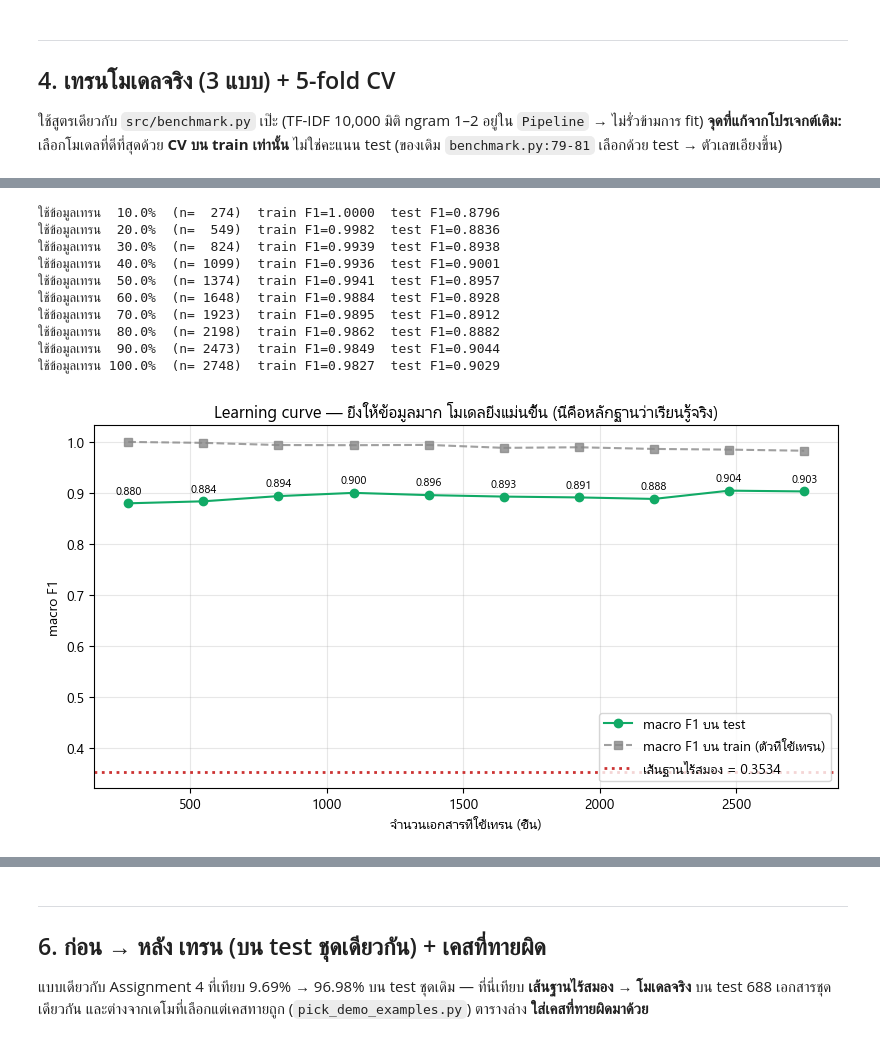
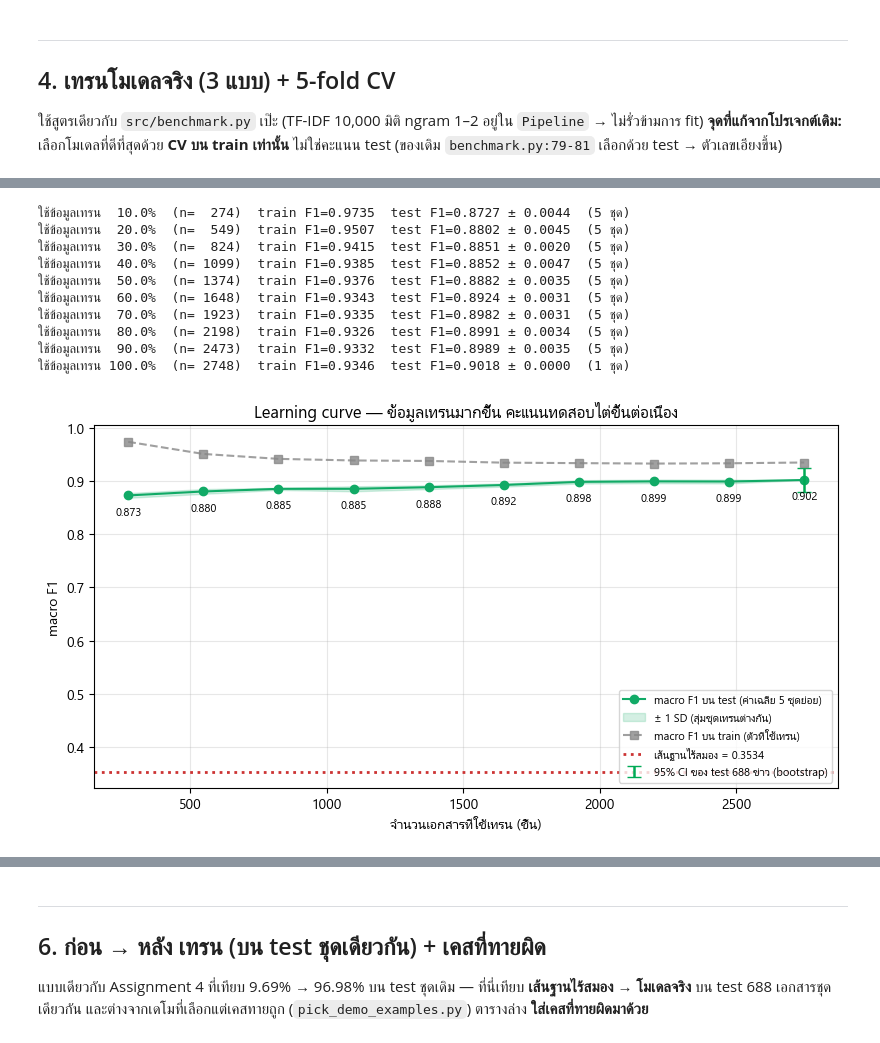
Before and after one commit to Monai15/FewNake, a Jupyter notebook: notebooks/learning_evidence.ipynb, the cells around one changed output, grey strips where cells are left out. Saved outputs shown, nothing was run; the diff lists cells and outputs as text; code cells hidden in the pictures.

Commit message:
feat: add multi-model benchmarking script, baseline training, and evaluation results

```diff
--- a/notebooks/learning_evidence.ipynb
+++ b/notebooks/learning_evidence.ipynb
@@ -300,48 +297,74 @@ Assignment 4 วาดกราฟ loss/accuracy **ต่อ epoch** ได้
 # %%
 fracs = [0.1, 0.2, 0.3, 0.4, 0.5, 0.6, 0.7, 0.8, 0.9, 1.0]
+REPEATS = 5          # สุ่มชุดย่อยของข้อมูลเทรนซ้ำ 5 ชุดต่อขนาด (test ชุดเดิมคงที่) -> วัดความแกว่งจากการสุ่มข้อมูลเทรน
 curve = []
 for fr in fracs:
-    if fr >= 1.0:
-        Xs, ys = X_train, y_train
-    else:
-        Xs, _, ys, _ = train_test_split(X_train, y_train, train_size=fr,
-                                        random_state=SEED, stratify=y_train)
-    m = build_pipe(CalibratedClassifierCV(LinearSVC(max_iter=2000), cv=3)).fit(Xs, ys)
-    curve.append(dict(frac=fr, n=len(Xs),
-                      train_f1=f1_score(ys, m.predict(Xs), average="macro"),
-                      test_f1=f1_score(y_test, m.predict(X_test), average="macro")))
-    print(f"ใช้ข้อมูลเทรน {fr*100:5.1f}%  (n={len(Xs):5d})  train F1={curve[-1]['train_f1']:.4f}  test F1={curve[-1]['test_f1']:.4f}")
+    runs = []
+    for k in range(1 if fr >= 1.0 else REPEATS):
+        if fr >= 1.0:
+            Xs, ys = X_train, y_train                # ข้อมูลเทรนทั้งหมดมีชุดเดียว จึงไม่มีการสุ่มซ้ำ
+        else:
+            Xs, _, ys, _ = train_test_split(X_train, y_train, train_size=fr,
+                                            random_state=SEED + k, stratify=y_train)
+        m = build_pipe(LogisticRegression(max_iter=1000, class_weight="balanced")).fit(Xs, ys)
+        runs.append((f1_score(ys, m.predict(Xs), average="macro"),
+                     f1_score(y_test, m.predict(X_test), average="macro")))
+    r = np.array(runs)
+    curve.append(dict(frac=fr, n=len(Xs), train_f1=r[:, 0].mean(), train_std=r[:, 0].std(),
+                      test_f1=r[:, 1].mean(), test_std=r[:, 1].std()))
+    print(f"ใช้ข้อมูลเทรน {fr*100:5.1f}%  (n={len(Xs):5d})  train F1={curve[-1]['train_f1']:.4f}  "
+          f"test F1={curve[-1]['test_f1']:.4f} ± {curve[-1]['test_std']:.4f}  ({len(runs)} ชุด)")
 
 c = pd.DataFrame(curve)
 base_f1 = naive["ทาย Fake ทุกข้อ (majority)"][1]
 
+# ความแกว่งจากการที่ test มีแค่ 688 ข่าว: bootstrap ผลทำนายของโมเดลเต็ม (ชุดเทรน 100%)
+_rng = np.random.default_rng(SEED)
+_yp = m.predict(X_test); _yt = np.asarray(y_test)
+_bs = [f1_score(_yt[i], _yp[i], average="macro")
+       for i in (_rng.integers(0, len(_yt), len(_yt)) for _ in range(1000))]
+ci_lo, ci_hi = np.percentile(_bs, [2.5, 97.5])
+
 fig, ax = plt.subplots(figsize=(8.2, 4.6))
-ax.plot(c.n, c.test_f1, "o-", color="#1a6", label="macro F1 บน test")
+ax.plot(c.n, c.test_f1, "o-", color="#1a6", label="macro F1 บน test (ค่าเฉลี่ย 5 ชุดย่อย)")
+ax.fill_between(c.n, c.test_f1 - c.test_std, c.test_f1 + c.test_std, color="#1a6", alpha=.18, label="± 1 SD (สุ่มชุดเทรนต่างกัน)")
+ax.errorbar([c.n.iloc[-1]], [c.test_f1.iloc[-1]], yerr=[[c.test_f1.iloc[-1] - ci_lo], [ci_hi - c.test_f1.iloc[-1]]],
+            fmt="none", ecolor="#0a5", capsize=5, lw=1.8, label="95% CI ของ test 688 ข่าว (bootstrap)")
 ax.plot(c.n, c.train_f1, "s--", color="#888", alpha=.8, label="macro F1 บน train (ตัวที่ใช้เทรน)")
 ax.axhline(base_f1, color="#c33", ls=":", lw=2, label=f"เส้นฐานไร้สมอง = {base_f1:.4f}")
 for x, y in zip(c.n, c.test_f1):
-    ax.annotate(f"{y:.3f}", (x, y), textcoords="offset points", xytext=(0, 7), fontsize=8, ha="center")
+    ax.annotate(f"{y:.3f}", (x, y), textcoords="offset points", xytext=(0, -14), fontsize=8, ha="center")
 ax.set_xlabel("จำนวนเอกสารที่ใช้เทรน (ชิ้น)"); ax.set_ylabel("macro F1")
-ax.set_title("Learning curve — ยิ่งให้ข้อมูลมาก โมเดลยิ่งแม่นขึ้น (นี่คือหลักฐานว่าเรียนรู้จริง)")
-ax.grid(alpha=.3); ax.legend(loc="lower right")
+ax.set_title("Learning curve — ข้อมูลเทรนมากขึ้น คะแนนทดสอบไต่ขึ้นต่อเนื่อง")
+ax.grid(alpha=.3); ax.legend(loc="lower right", fontsize=8)
 fig.tight_layout(); plt.show()
 
 print()
-print(md_table(["ใช้ข้อมูลเทรน", "n", "train macro F1", "test macro F1"],
-               [[f"{r.frac*100:.0f}%", r.n, f"{r.train_f1:.4f}", f"{r.test_f1:.4f}"] for r in c.itertuples()]))
+print(md_table(["ใช้ข้อมูลเทรน", "n", "train macro F1", "test macro F1 (mean ± SD)"],
+               [[f"{r.frac*100:.0f}%", r.n, f"{r.train_f1:.4f}",
+                 f"{r.test_f1:.4f} ± {r.test_std:.4f}" if r.frac < 1 else f"{r.test_f1:.4f} (ชุดเดียว)"] for r in c.itertuples()]))
 print()
+_i40 = int(np.argmin(np.abs(c.frac - 0.4)))
 print(f"จากข้อมูล 10% -> 100% : test macro F1 {c.test_f1.iloc[0]:.4f} -> {c.test_f1.iloc[-1]:.4f} "
       f"(+{c.test_f1.iloc[-1]-c.test_f1.iloc[0]:.4f})")
+print(f"   10% -> 40%  : +{c.test_f1.iloc[_i40]-c.test_f1.iloc[0]:.4f}   ·   40% -> 100% : +{c.test_f1.iloc[-1]-c.test_f1.iloc[_i40]:.4f}")
 print(f"เทียบเส้นฐานไร้สมอง   : {base_f1:.4f} -> ได้ {c.test_f1.iloc[-1]:.4f} (+{c.test_f1.iloc[-1]-base_f1:.4f})")
+print(f"ช่องว่าง train - test  : {c.train_f1.iloc[0]-c.test_f1.iloc[0]:.4f} (10%) -> {c.train_f1.iloc[-1]-c.test_f1.iloc[-1]:.4f} (100%)  [ลดลง = overfit น้อยลง]")
+print(f"95% CI ของ test F1 (bootstrap 688 ข่าว) ที่ 100% : [{ci_lo:.4f}, {ci_hi:.4f}]  กว้าง ±{(ci_hi-ci_lo)/2:.4f}")
+_d = c.test_f1.iloc[-1] - c.test_f1.iloc[_i40]
+if _d < 2 * max(c.test_std.iloc[_i40], 1e-9):
+    print("สรุป: ช่วง 40% -> 100% เพิ่มขึ้นไม่เกิน 2 SD ของการสุ่มชุดเทรน -> ยังบอกไม่ได้ว่าข้อมูลที่เพิ่มช่วงหลังช่วยจริง (กราฟเริ่มคงที่)")
+else:
+    print("สรุป: ช่วง 40% -> 100% เพิ่มขึ้นเกิน 2 SD ของการสุ่มชุดเทรน -> ข้อมูลที่เพิ่มช่วงหลังยังช่วยอยู่")
 # %% [output]
-ใช้ข้อมูลเทรน  10.0%  (n=  274)  train F1=1.0000  test F1=0.8796
-ใช้ข้อมูลเทรน  20.0%  (n=  549)  train F1=0.9982  test F1=0.8836
-ใช้ข้อมูลเทรน  30.0%  (n=  824)  train F1=0.9939  test F1=0.8938
-ใช้ข้อมูลเทรน  40.0%  (n= 1099)  train F1=0.9936  test F1=0.9001
-ใช้ข้อมูลเทรน  50.0%  (n= 1374)  train F1=0.9941  test F1=0.8957
-ใช้ข้อมูลเทรน  60.0%  (n= 1648)  train F1=0.9884  test F1=0.8928
-ใช้ข้อมูลเทรน  70.0%  (n= 1923)  train F1=0.9895  test F1=0.8912
-ใช้ข้อมูลเทรน  80.0%  (n= 2198)  train F1=0.9862  test F1=0.8882
-ใช้ข้อมูลเทรน  90.0%  (n= 2473)  train F1=0.9849  test F1=0.9044
-ใช้ข้อมูลเทรน 100.0%  (n= 2748)  train F1=0.9827  test F1=0.9029
+ใช้ข้อมูลเทรน  10.0%  (n=  274)  train F1=0.9735  test F1=0.8727 ± 0.0044  (5 ชุด)
+ใช้ข้อมูลเทรน  20.0%  (n=  549)  train F1=0.9507  test F1=0.8802 ± 0.0045  (5 ชุด)
+ใช้ข้อมูลเทรน  30.0%  (n=  824)  train F1=0.9415  test F1=0.8851 ± 0.0020  (5 ชุด)
+ใช้ข้อมูลเทรน  40.0%  (n= 1099)  train F1=0.9385  test F1=0.8852 ± 0.0047  (5 ชุด)
+ใช้ข้อมูลเทรน  50.0%  (n= 1374)  train F1=0.9376  test F1=0.8882 ± 0.0035  (5 ชุด)
+ใช้ข้อมูลเทรน  60.0%  (n= 1648)  train F1=0.9343  test F1=0.8924 ± 0.0031  (5 ชุด)
+ใช้ข้อมูลเทรน  70.0%  (n= 1923)  train F1=0.9335  test F1=0.8982 ± 0.0031  (5 ชุด)
+ใช้ข้อมูลเทรน  80.0%  (n= 2198)  train F1=0.9326  test F1=0.8991 ± 0.0034  (5 ชุด)
+ใช้ข้อมูลเทรน  90.0%  (n= 2473)  train F1=0.9332  test F1=0.8989 ± 0.0035  (5 ชุด)
+ใช้ข้อมูลเทรน 100.0%  (n= 2748)  train F1=0.9346  test F1=0.9018 ± 0.0000  (1 ชุด)
-[figure, old version]
+[figure, new version]
```
Also changed, not shown: parts of 10 cells of this notebook, 9 other files.
